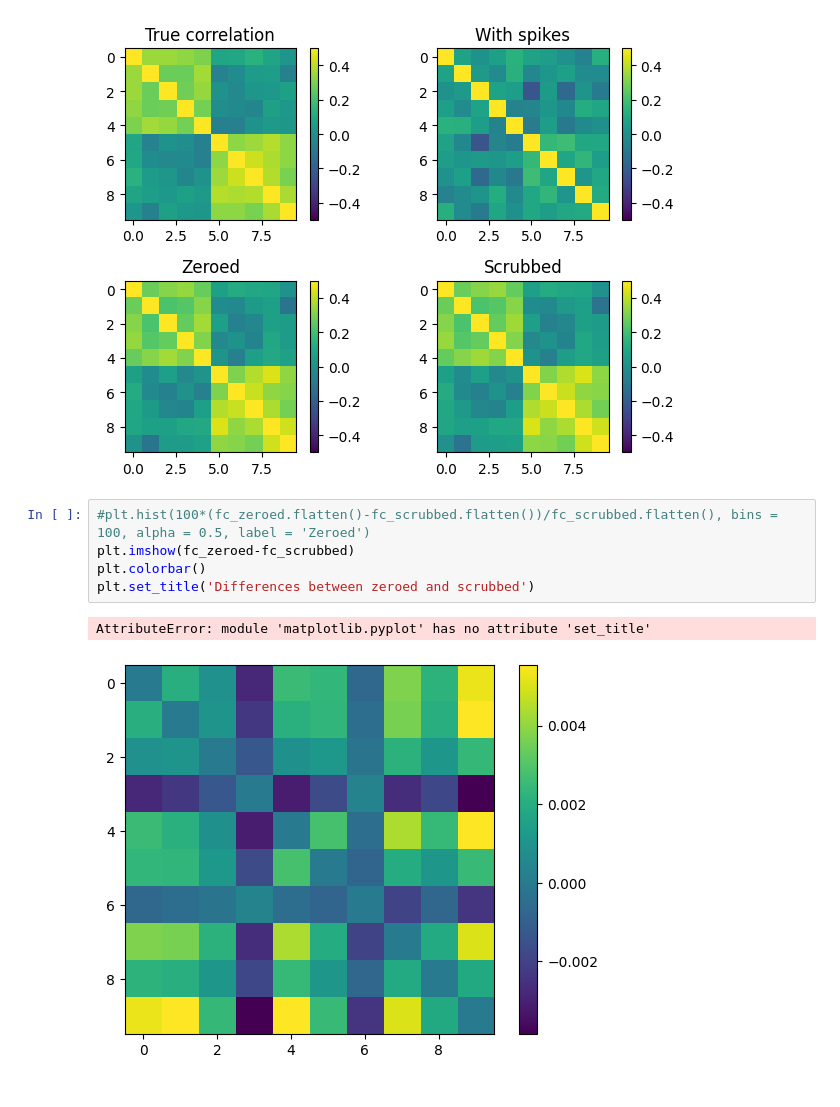
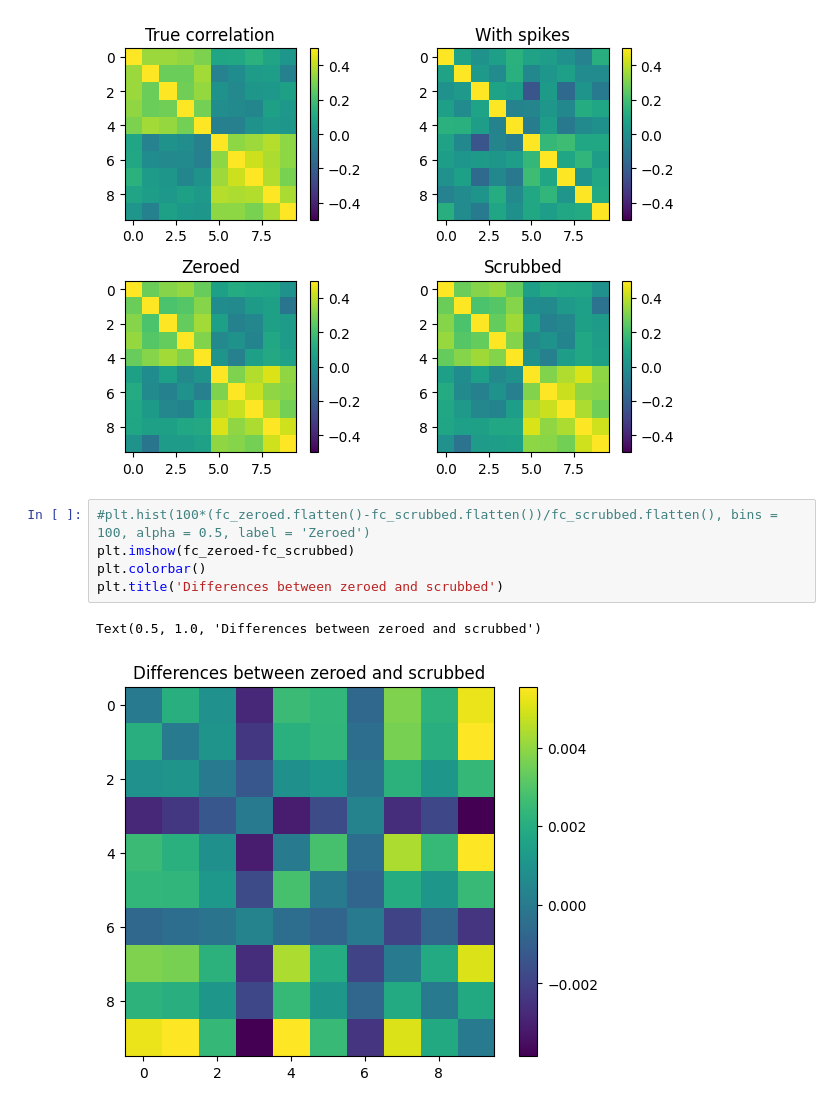
Before and after one commit to rhodricusack/scrub_test, a Jupyter notebook: scrub_test.ipynb, the cells around one changed output. Cells and saved outputs as stored; diff of their text form.

Commit message:
fix title

```diff
--- a/scrub_test.ipynb
+++ b/scrub_test.ipynb
@@ -71,8 +71,8 @@ plt.tight_layout()
 # %%
 #plt.hist(100*(fc_zeroed.flatten()-fc_scrubbed.flatten())/fc_scrubbed.flatten(), bins = 100, alpha = 0.5, label = 'Zeroed')
 plt.imshow(fc_zeroed-fc_scrubbed)
 plt.colorbar()
-plt.set_title('Differences between zeroed and scrubbed')
+plt.title('Differences between zeroed and scrubbed')
 # %% [output]
-AttributeError: module 'matplotlib.pyplot' has no attribute 'set_title'
+Text(0.5, 1.0, 'Differences between zeroed and scrubbed')
-[figure, old version]
+[figure, new version]
```
